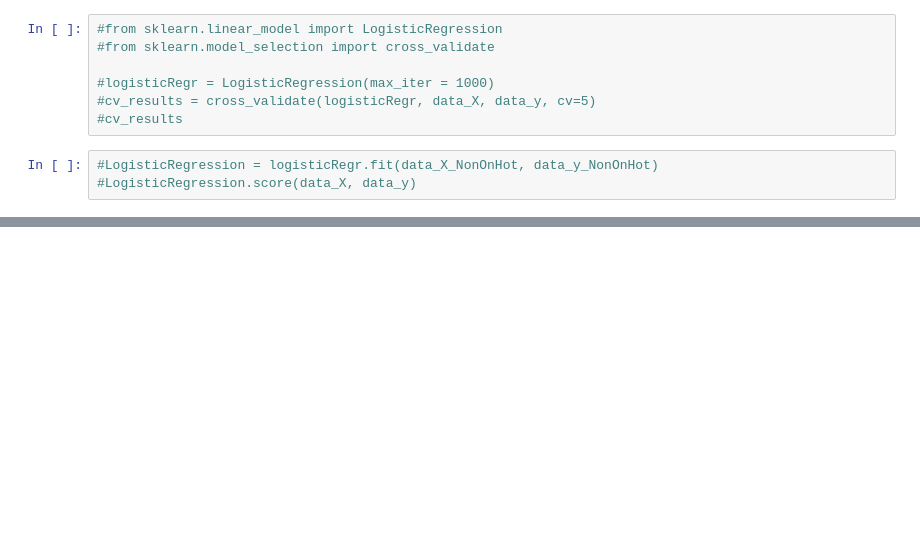
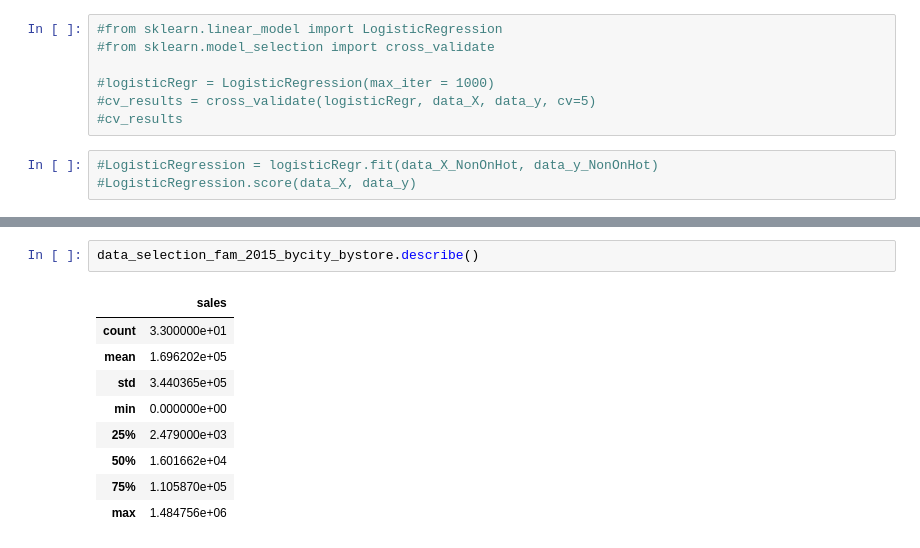
Before and after one commit to mrdaraujo/business_case_869, a Jupyter notebook: notebooks/farah_DataVisualisation_BaseModel.ipynb, the cells around one changed output, grey strips where cells are left out. Saved outputs shown, nothing was run; the diff lists cells and outputs as text; blank space fills up the shorter version.

```diff
--- a/notebooks/farah_DataVisualisation_BaseModel.ipynb
+++ b/notebooks/farah_DataVisualisation_BaseModel.ipynb
@@ -1017,0 +994,12 @@ LinearRegression_logData.score(data_log_X, data_log_y)
+# %%
+data_selection_fam_2015_bycity_bystore.describe()
+# %% [output]
+|  | sales |
+| count | 3.300000e+01 |
+| mean | 1.696202e+05 |
+| std | 3.440365e+05 |
+| min | 0.000000e+00 |
+| 25% | 2.479000e+03 |
+| 50% | 1.601662e+04 |
+| 75% | 1.105870e+05 |
+| max | 1.484756e+06 |
```
Also changed, not shown: parts of 18 cells of this notebook, 2 other files.
